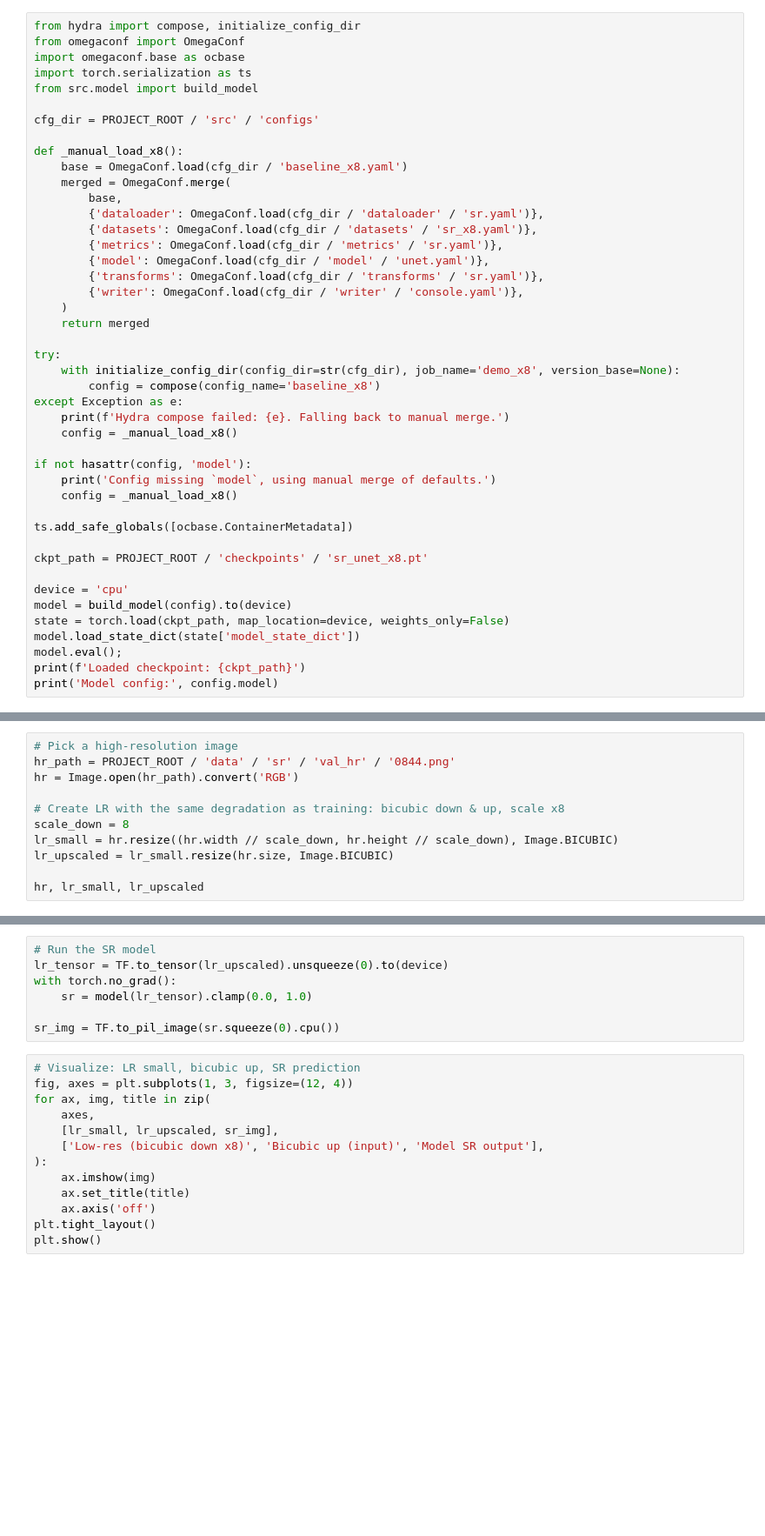
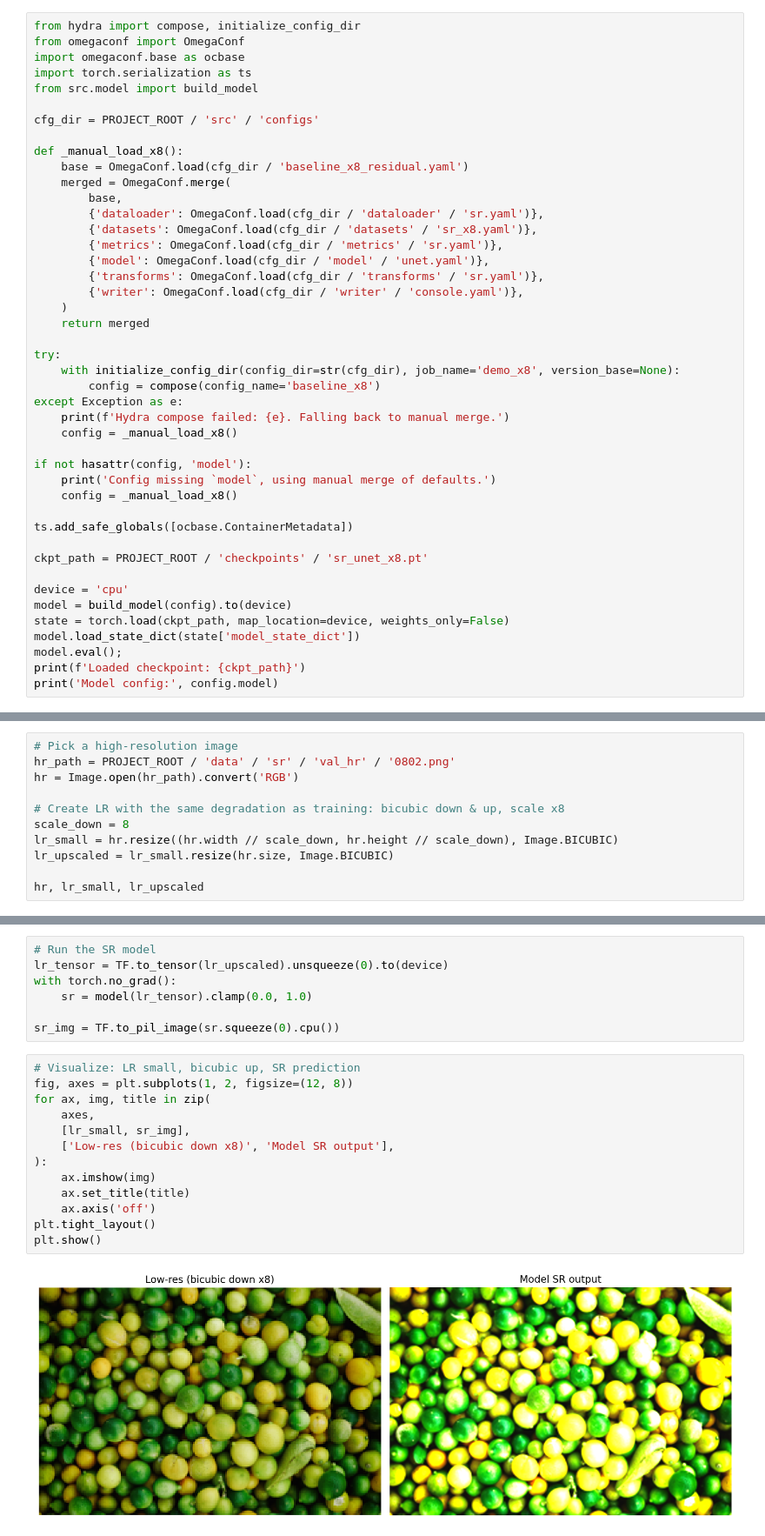
Before and after one commit to aapetukhov/efml-unet, a Jupyter notebook: notebooks/demo.ipynb, the cells around one changed output, grey strips where cells are left out. Shown at 87% size. Saved outputs shown, nothing was run; the diff lists cells and outputs as text; blank space fills up the shorter version.

Commit message:
update demo and add residual training config

```diff
--- a/notebooks/demo.ipynb
+++ b/notebooks/demo.ipynb
@@ -28,7 +28,7 @@ from src.model import build_model
 cfg_dir = PROJECT_ROOT / 'src' / 'configs'
 
 def _manual_load_x8():
-    base = OmegaConf.load(cfg_dir / 'baseline_x8.yaml')
+    base = OmegaConf.load(cfg_dir / 'baseline_x8_residual.yaml')
     merged = OmegaConf.merge(
         base,
         {'dataloader': OmegaConf.load(cfg_dir / 'dataloader' / 'sr.yaml')},
@@ -69,6 +68,6 @@ ConfigAttributeError: Missing key model
 # %%
 # Pick a high-resolution image
-hr_path = PROJECT_ROOT / 'data' / 'sr' / 'val_hr' / '0844.png'
+hr_path = PROJECT_ROOT / 'data' / 'sr' / 'val_hr' / '0802.png'
 hr = Image.open(hr_path).convert('RGB')
 
 # Create LR with the same degradation as training: bicubic down & up, scale x8
@@ -86,14 +89,16 @@ with torch.no_grad():
 sr_img = TF.to_pil_image(sr.squeeze(0).cpu())
 # %%
 # Visualize: LR small, bicubic up, SR prediction
-fig, axes = plt.subplots(1, 3, figsize=(12, 4))
+fig, axes = plt.subplots(1, 2, figsize=(12, 8))
 for ax, img, title in zip(
     axes,
-    [lr_small, lr_upscaled, sr_img],
-    ['Low-res (bicubic down x8)', 'Bicubic up (input)', 'Model SR output'],
+    [lr_small, sr_img],
+    ['Low-res (bicubic down x8)', 'Model SR output'],
 ):
     ax.imshow(img)
     ax.set_title(title)
     ax.axis('off')
 plt.tight_layout()
 plt.show()
+# %% [output]
+[figure, added]
```
Also changed, not shown: parts of 2 cells of this notebook, 1 other file.
